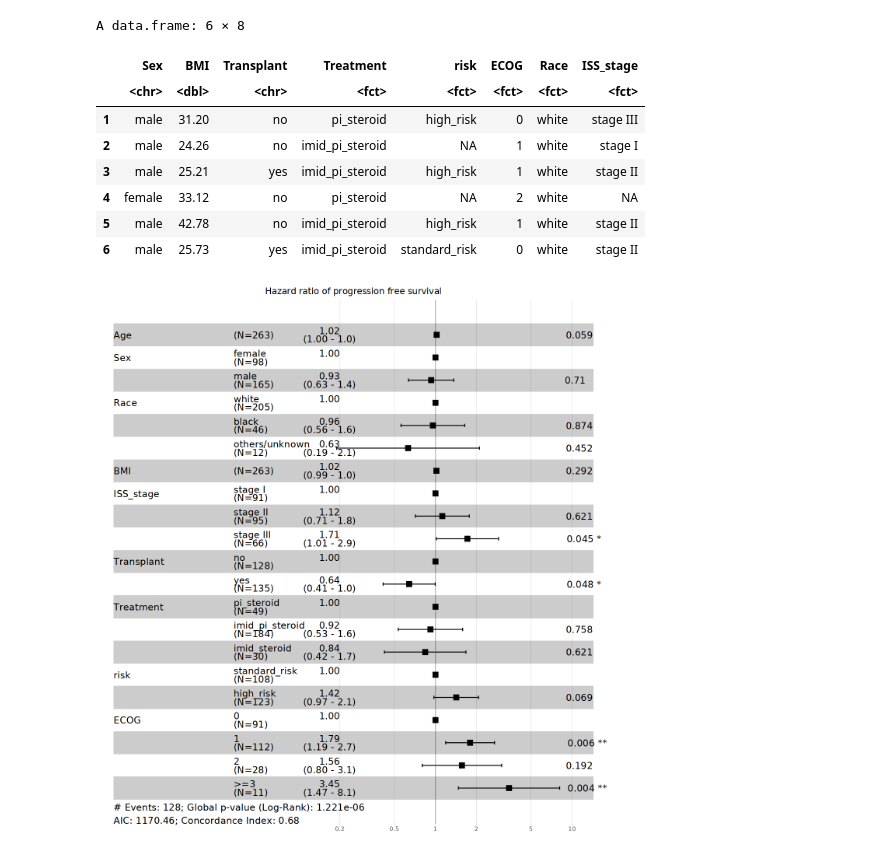
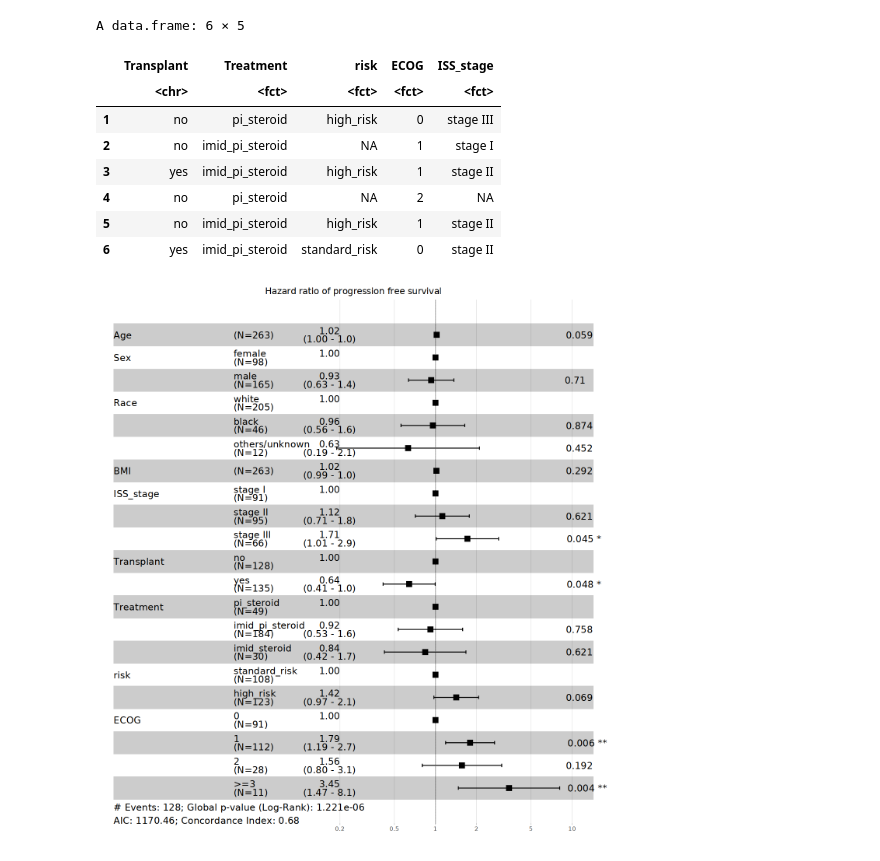
Before and after one commit to theMMRF/MMRF_ImmuneAtlas, a Jupyter notebook: manuscript_figures/figure_1/Fig1B.ipynb, the cells around one changed output. Drawn from its saved outputs; the diff is of its cells as text; code cells hidden in the pictures.

```diff
--- a/manuscript_figures/figure_1/Fig1B.ipynb
+++ b/manuscript_figures/figure_1/Fig1B.ipynb
@@ -44,43 +26,43 @@ df <- df %>%
       davies_based_risk %in% c("no_risk_data", "not_calculable") ~ NA_character_,
       TRUE ~ as.character(davies_based_risk)
     ),
     ECOG = case_when(
       d_dx_amm_ecog %in% c("3", "4") ~ ">=3",
       TRUE ~ as.character(d_dx_amm_ecog)
     ),
     Race = case_when(
       d_pt_race_1 %in% c("asian_nos", "unknown") ~ "others/unknown",
       d_pt_race_1 %in% c("black_african_american") ~ "black",
       TRUE ~ as.character(d_pt_race_1)
     ),
     ISS_stage = case_when(
       d_dx_amm_iss_stage %in% c("1") ~ "stage I",
       d_dx_amm_iss_stage %in% c("2") ~ "stage II",
       d_dx_amm_iss_stage %in% c("3") ~ "stage III",
       TRUE ~ as.character(d_dx_amm_iss_stage)
     )
   ) %>%
   mutate(
     Treatment = factor(Treatment, levels = c("pi_steroid", "imid_pi_steroid", "imid_steroid")),
     risk = factor(risk, levels = c("standard_risk", "high_risk")),
     ECOG = factor(ECOG, levels = c("0", "1", "2", ">=3")),
     Race = factor(Race, levels = c("white", "black", "others/unknown")),
     ISS_stage = factor(ISS_stage, levels = c("stage I", "stage II", "stage III"))
   )
 
 # Display the first few rows of the transformed data frame
 df %>%
-  select(Sex, BMI, Transplant, Treatment, risk, ECOG, Race, ISS_stage)%>% head()
+      select(Transplant, Treatment, risk, ECOG,ISS_stage)%>% head()
 # %% [output]
-A data.frame: 6 × 8
+A data.frame: 6 × 5
-|  | Sex | BMI | Transplant | Treatment | risk | ECOG | Race | ISS_stage |
-|  | <chr> | <dbl> | <chr> | <fct> | <fct> | <fct> | <fct> | <fct> |
-| 1 | male | 31.20 | no | pi_steroid | high_risk | 0 | white | stage III |
-| 2 | male | 24.26 | no | imid_pi_steroid | NA | 1 | white | stage I |
-| 3 | male | 25.21 | yes | imid_pi_steroid | high_risk | 1 | white | stage II |
-| 4 | female | 33.12 | no | pi_steroid | NA | 2 | white | NA |
-| 5 | male | 42.78 | no | imid_pi_steroid | high_risk | 1 | white | stage II |
-| 6 | male | 25.73 | yes | imid_pi_steroid | standard_risk | 0 | white | stage II |
+|  | Transplant | Treatment | risk | ECOG | ISS_stage |
+|  | <chr> | <fct> | <fct> | <fct> | <fct> |
+| 1 | no | pi_steroid | high_risk | 0 | stage III |
+| 2 | no | imid_pi_steroid | NA | 1 | stage I |
+| 3 | yes | imid_pi_steroid | high_risk | 1 | stage II |
+| 4 | no | pi_steroid | NA | 2 | NA |
+| 5 | no | imid_pi_steroid | high_risk | 1 | stage II |
+| 6 | yes | imid_pi_steroid | standard_risk | 0 | stage II |
 # %%
 # Figure 1B Hazard Ratio of clinical features associated with PFS
 options(repr.plot.width=11, repr.plot.height=12)
```
Also changed, not shown: parts of 1 cell of this notebook.
